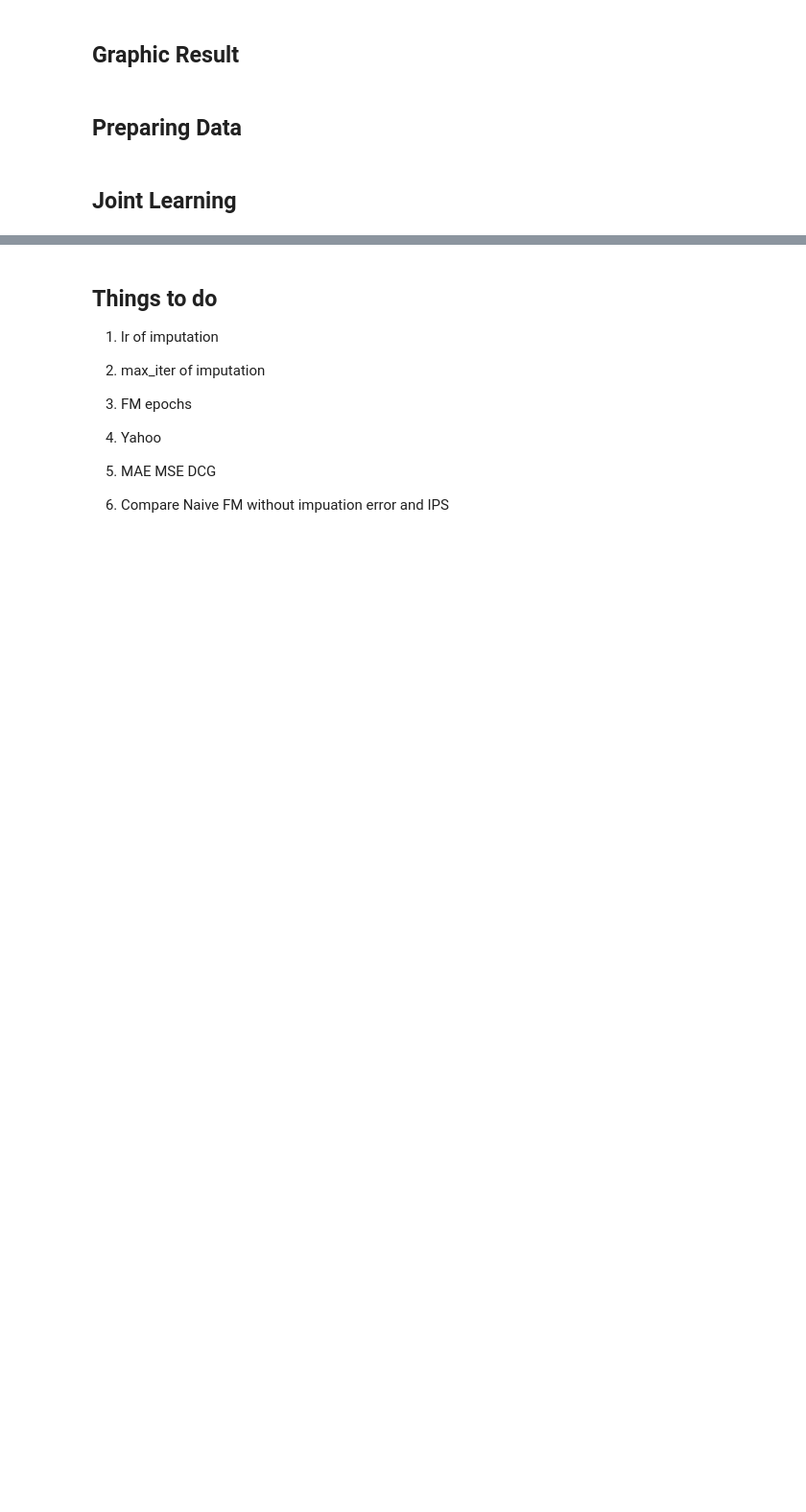
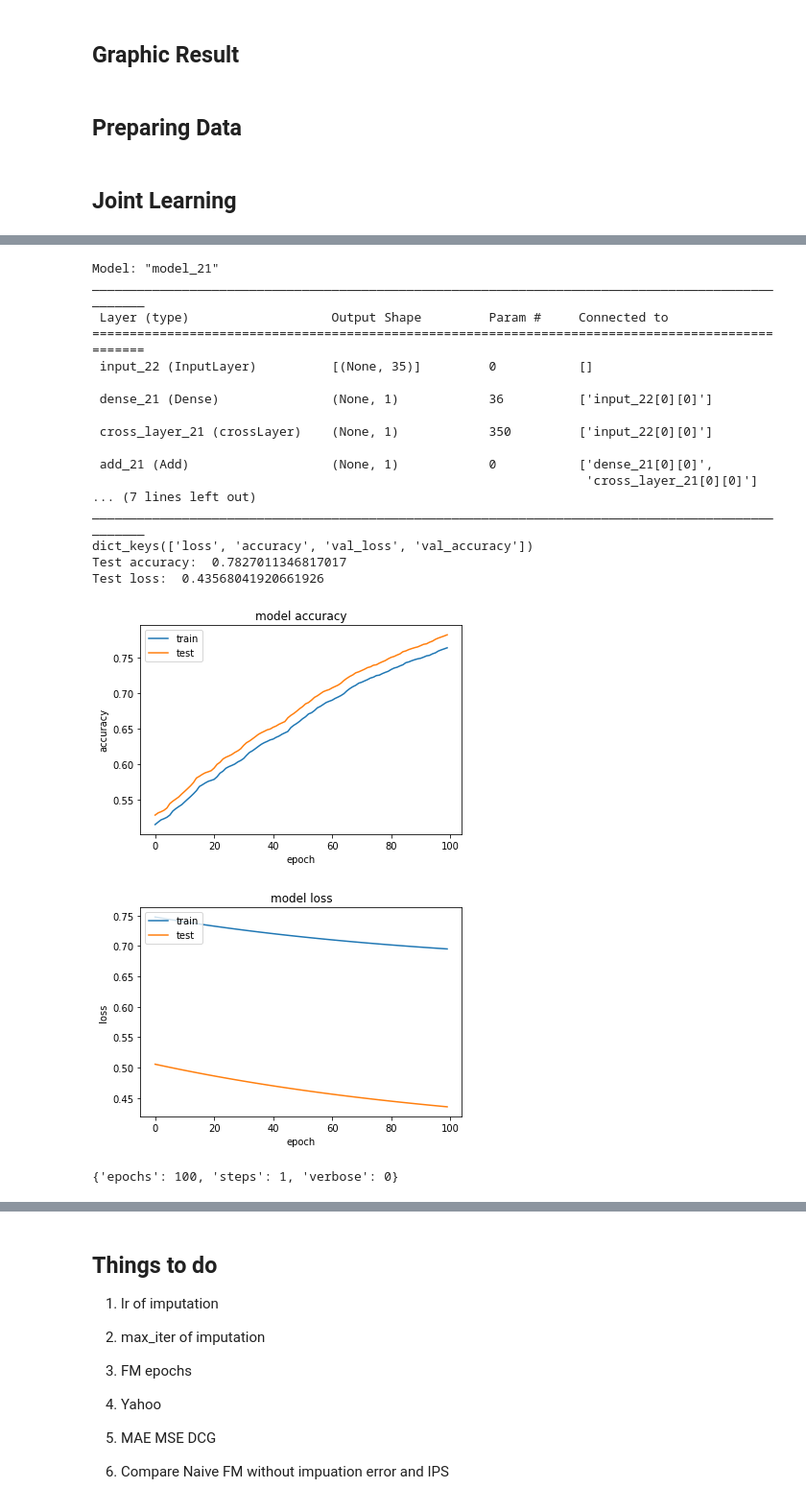
Before and after one commit to Recommendation-System-Project/Recommendation-system, a Jupyter notebook: DR_coat.ipynb, the cells around one changed output, grey strips where cells are left out. Shown at 96% size. Cells and saved outputs as stored; diff of their text form; code cells hidden in the pictures; blank space fills up the shorter version.

```diff
--- a/DR_coat.ipynb
+++ b/DR_coat.ipynb
@@ -288,0 +324,79 @@ sum(u[~np.isnan(u)])/observed_r_1d.shape[0]
+# %%
+# FM 特征组合层
+class crossLayer(layers.Layer):
+    def __init__(self,input_dim, output_dim=10, **kwargs):
+        super(crossLayer, self).__init__(**kwargs)
+
+        self.input_dim = input_dim
+        self.output_dim = output_dim
+        # 定义交叉特征的权重
+        self.kernel = self.add_weight(name='kernel',
+                                     shape=(self.input_dim, self.output_dim),
+                                     initializer='glorot_uniform',
+                                     trainable=True)
+
+    def call(self, x): # 对照上述公式中的二次项优化公式一起理解
+        a = K.pow(K.dot(x, self.kernel), 2)
+        b = K.dot(K.pow(x, 2), K.pow(self.kernel, 2))
+        return 0.5 * K.mean(a-b, 1, keepdims=True)
+
+# 定义FM模型
+def FM(feature_dim):
+    inputs = Input(shape=(feature_dim, ))
+
+    # 一阶特征
+    linear = Dense(units=1,
+                   kernel_regularizer=regularizers.l2(0.01),
+                   bias_regularizer=regularizers.l2(0.01))(inputs)
+
+    # 二阶特征
+    cross = crossLayer(feature_dim)(inputs)
+    add = Add()([linear, cross])  # 将一阶特征与二阶特征相加构建FM模型
+
+    pred = Activation('sigmoid')(add)
+    model = Model(inputs=inputs, outputs=pred)
+
+    model.summary()
+    model.compile(loss='MeanSquaredError',
+                  optimizer=optimizers.SGD(),
+                  metrics=['accuracy'])
+
+    return model
+
+
+x_trn = features_matrix
+y_trn = ratings_train.flatten()
+y_tst = ratings_test.flatten()
+
+
+
+# 定义模型
+model = FM(x_trn.shape[1])
+
+# 训练模型
+history = model.fit(x_trn, y_trn, epochs=100, batch_size=87000, validation_data=(x_trn, y_tst), verbose = 0)
+result(history)
+# %% [output]
+Model: "model_21"
+__________________________________________________________________________________________________
+ Layer (type)                   Output Shape         Param #     Connected to
+==================================================================================================
+ input_22 (InputLayer)          [(None, 35)]         0           []
+
+ dense_21 (Dense)               (None, 1)            36          ['input_22[0][0]']
+
+ cross_layer_21 (crossLayer)    (None, 1)            350         ['input_22[0][0]']
+
+ add_21 (Add)                   (None, 1)            0           ['dense_21[0][0]',
+                                                                  'cross_layer_21[0][0]']
+... (7 lines left out)
+__________________________________________________________________________________________________
+dict_keys(['loss', 'accuracy', 'val_loss', 'val_accuracy'])
+Test accuracy:  0.7827011346817017
+Test loss:  0.43568041920661926
+[figure, added]
+[figure, added]
+# %%
+history.params
+# %% [output]
+{'epochs': 100, 'steps': 1, 'verbose': 0}
```
Also changed, not shown: parts of 14 cells of this notebook.
